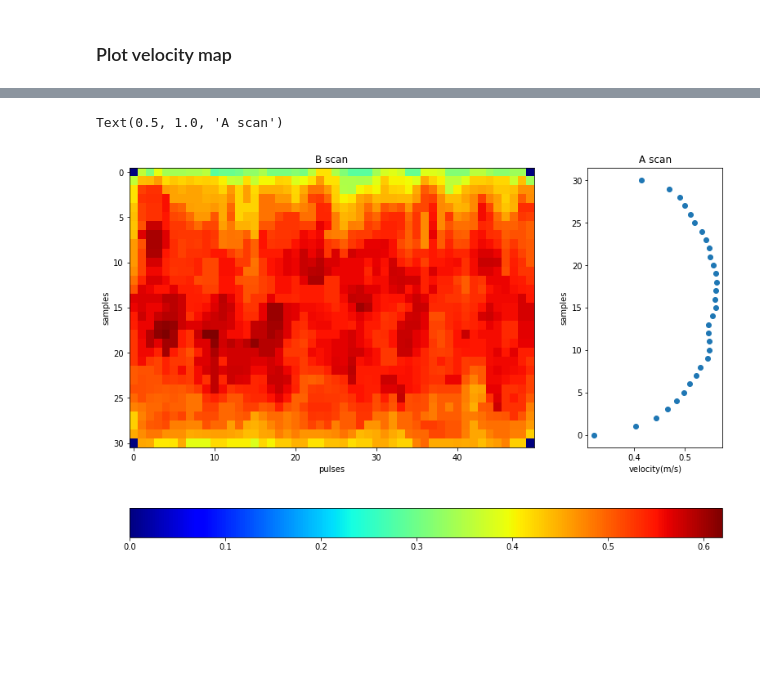
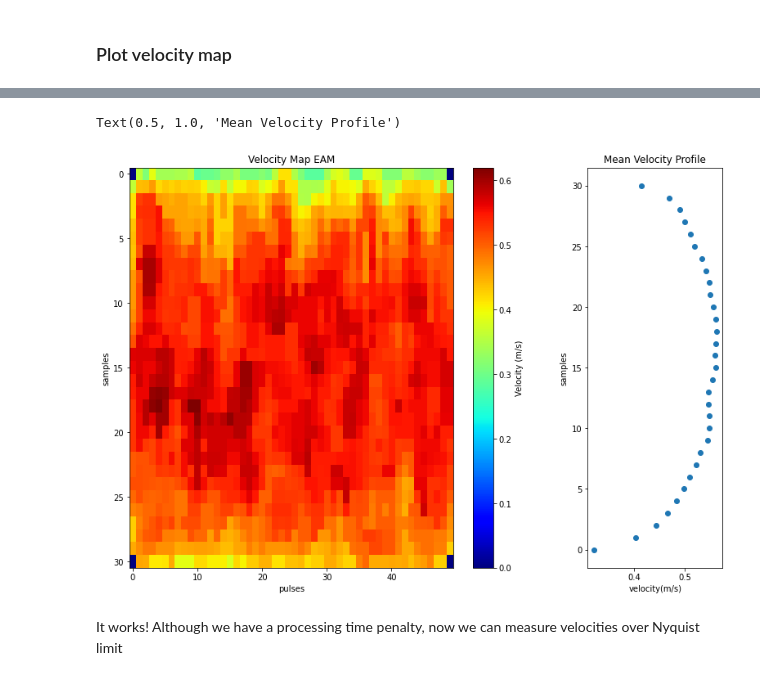
Before and after one commit to cesarofuchi/pyuvp, a Jupyter notebook: test_pyuvp.ipynb, the cells around one changed output, grey strips where cells are left out. Cells and saved outputs as stored; diff of their text form; code cells hidden in the pictures; blank space fills up the shorter version.

```diff
--- a/test_pyuvp.ipynb
+++ b/test_pyuvp.ipynb
@@ -126,17 +155,19 @@ mean flow: 0.5124544037333362  total time: 2.444777727127075
 # %%
 
 fig, ax=plt.subplots(1,2,figsize=(13, 9),gridspec_kw={'width_ratios': [3, 1]})
 cm = plt.cm.get_cmap("jet")
 sc=ax[0].imshow(-flowfilt_ex,cmap=cm,aspect='auto')
-ax[0].set_title('B scan')
+ax[0].set_title('Velocity Map EAM')
 ax[0].set_ylabel('samples')
 ax[0].set_xlabel('pulses')
-fig.colorbar(sc, ax=ax, orientation="horizontal")
+fig.colorbar(sc, ax=ax[0], orientation="vertical", label='Velocity (m/s)')
 x=np.arange(0,flowfilt_ex.shape[0],1)
 ax[1].scatter(-np.mean(flowfilt_ex,axis=1),x)
 ax[1].set_xlabel('velocity(m/s)')
 ax[1].set_ylabel('samples')
-ax[1].set_title('A scan')
+ax[1].set_title('Mean Velocity Profile')
 # %% [output]
-Text(0.5, 1.0, 'A scan')
+Text(0.5, 1.0, 'Mean Velocity Profile')
-[figure, old version]
+[figure, new version]
+# %% [markdown]
+It works! Although we have a processing time penalty, now we can measure velocities over Nyquist limit
```
Also changed, not shown: parts of 15 cells of this notebook.
